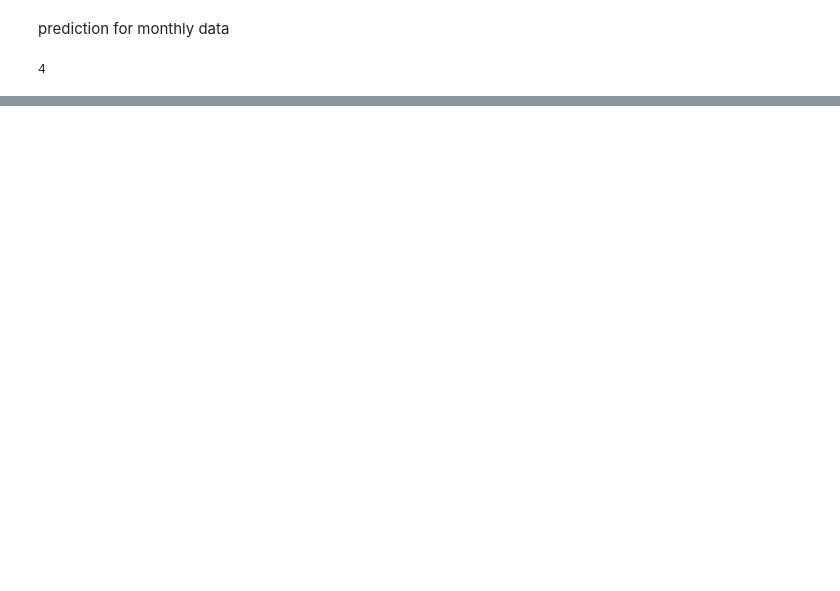
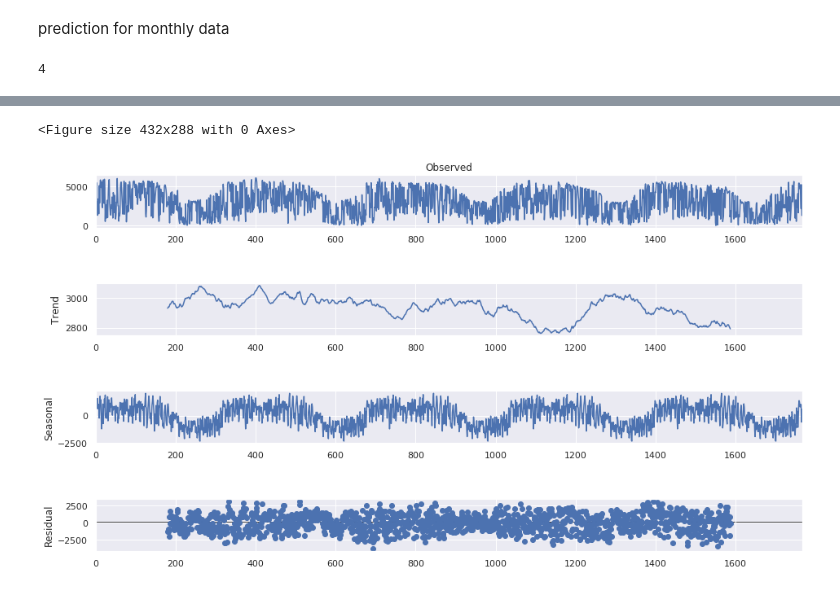
Before and after one commit to pixel-ports/PV_prod_predic, a Jupyter notebook: MODEL_PREDIC_BENCHMARK/UV_Prediction.ipynb, the cells around one changed output, grey strips where cells are left out. Cells and saved outputs as stored; diff of their text form; code cells hidden in the pictures; blank space fills up the shorter version.

```diff
--- a/MODEL_PREDIC_BENCHMARK/UV_Prediction.ipynb
+++ b/MODEL_PREDIC_BENCHMARK/UV_Prediction.ipynb
@@ -238,0 +339,14 @@ Freq: M, dtype: float64
+# %%
+def split_sequences(sequences, n_steps):
+    X, y = list(), list()
+    for i in range(len(sequences)):
+        # find the end of this pattern
+        end_ix = i + n_steps
+        # check if we are beyond the sequence
+        if end_ix > len(sequences)-1:
+            break
+        # gather input and output parts of the pattern
+        seq_x, seq_y = sequences[i:end_ix, :], sequences[end_ix-1, 1]
+        X.append(seq_x)
+        y.append(seq_y)
+    return np.array(X), np.array(y)
@@ -238,0 +464,11 @@ Freq: M, dtype: float64
+# %%
+from statsmodels.tsa.seasonal import seasonal_decompose
+
+decomposition = seasonal_decompose(train_predict[:,0],period=360)
+
+fig = plt.figure()
+fig = decomposition.plot()
+fig.set_size_inches(15, 8)
+# %% [output]
+<Figure size 432x288 with 0 Axes>
+[figure, added]
```
Also changed, not shown: parts of 23 cells of this notebook.
